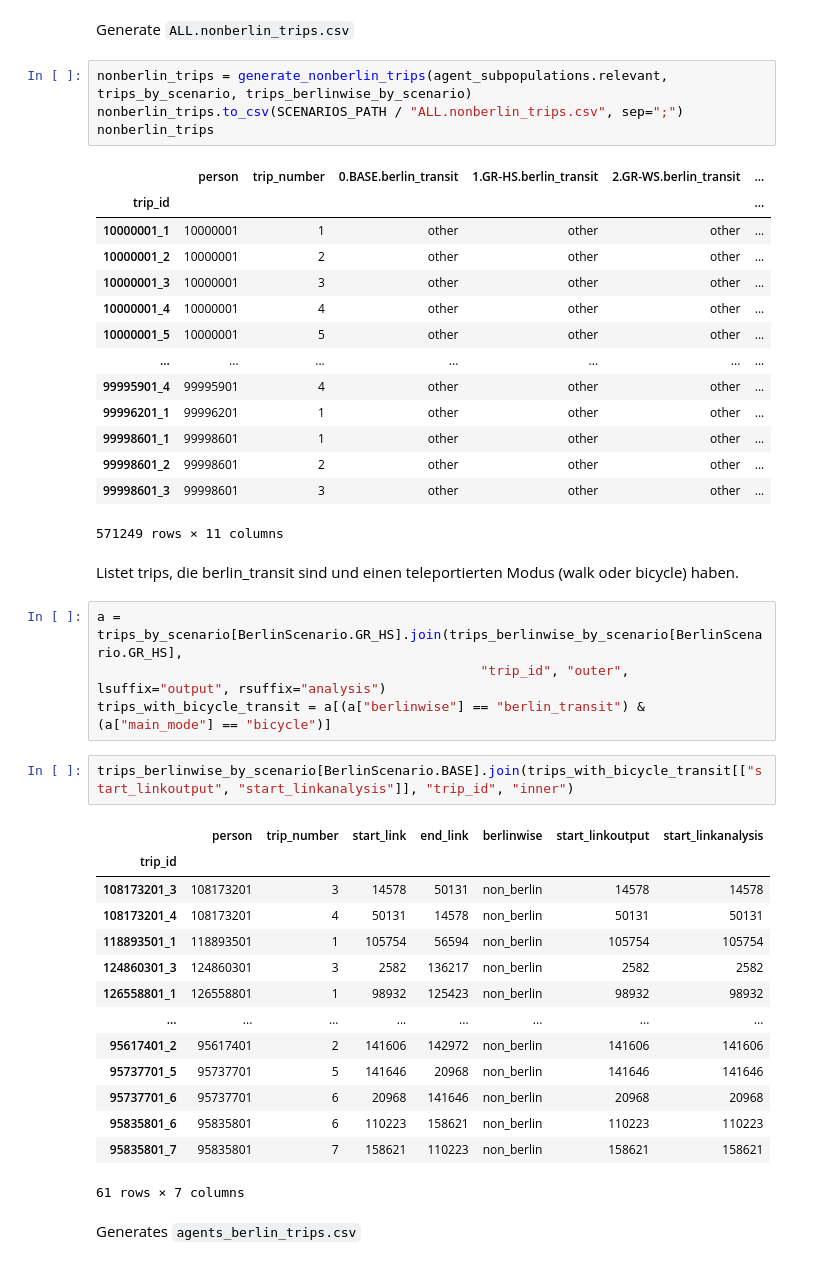
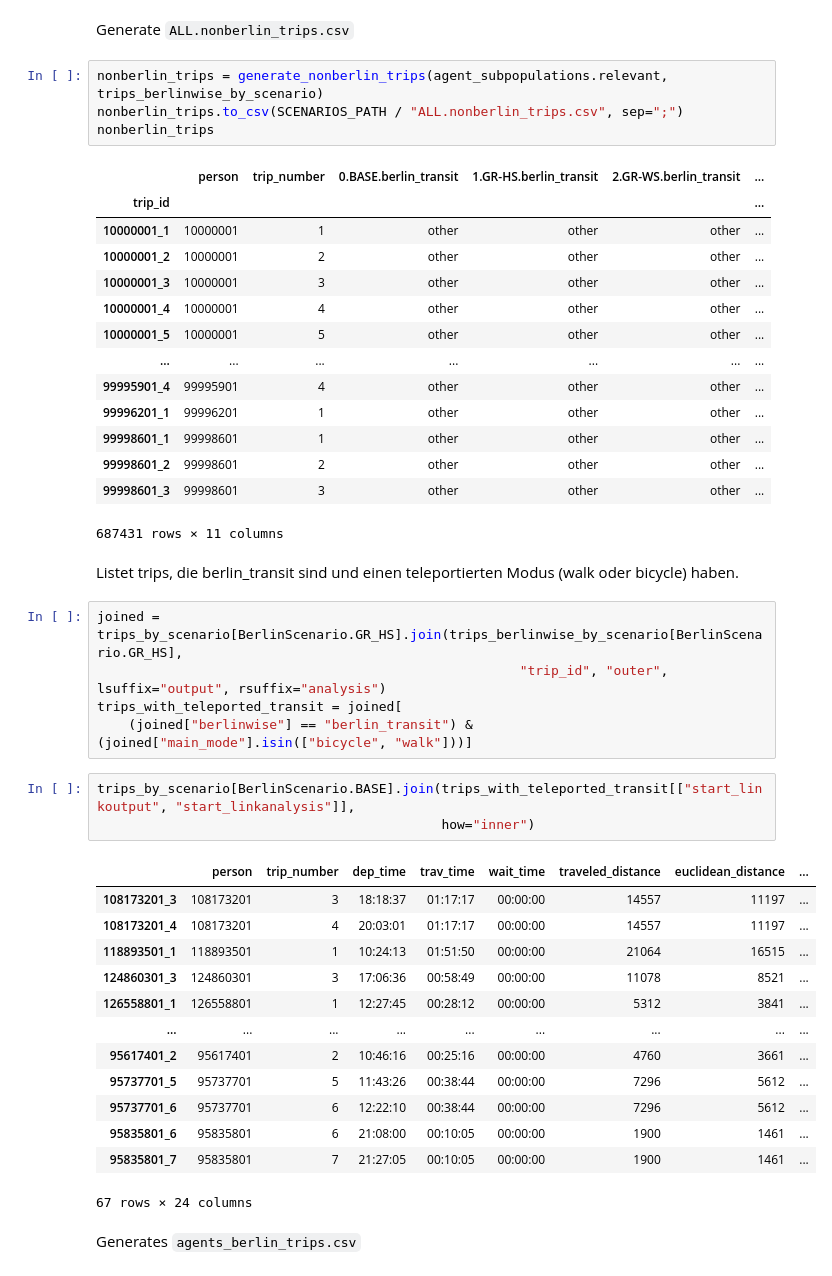
Before and after one commit to unsap/matsim-berlin-homework, a Jupyter notebook: src/main/python/pipeline.ipynb, the cells around one changed output. Cells and saved outputs as stored; diff of their text form.

```diff
--- a/src/main/python/pipeline.ipynb
+++ b/src/main/python/pipeline.ipynb
@@ -128,7 +216,7 @@ trips_berlinwise[trips_berlinwise.apply(berlinwise_differs_across_scenarios, axi
 # %% [markdown]
 Generate `ALL.nonberlin_trips.csv`
 # %%
-nonberlin_trips = generate_nonberlin_trips(agent_subpopulations.relevant, trips_by_scenario, trips_berlinwise_by_scenario)
+nonberlin_trips = generate_nonberlin_trips(agent_subpopulations.relevant, trips_berlinwise_by_scenario)
 nonberlin_trips.to_csv(SCENARIOS_PATH / "ALL.nonberlin_trips.csv", sep=";")
 nonberlin_trips
 # %% [output]
@@ -145,30 +233,31 @@ nonberlin_trips
 | 99998601_1 | 99998601 | 1 | other | other | other | ... |
 | 99998601_2 | 99998601 | 2 | other | other | other | ... |
 | 99998601_3 | 99998601 | 3 | other | other | other | ... |
-571249 rows × 11 columns
+687431 rows × 11 columns
 # %% [markdown]
 Listet trips, die berlin_transit sind und einen teleportierten Modus (walk oder bicycle) haben.
 # %%
-a = trips_by_scenario[BerlinScenario.GR_HS].join(trips_berlinwise_by_scenario[BerlinScenario.GR_HS],
-                                                 "trip_id", "outer", lsuffix="output", rsuffix="analysis")
-trips_with_bicycle_transit = a[(a["berlinwise"] == "berlin_transit") & (a["main_mode"] == "bicycle")]
+joined = trips_by_scenario[BerlinScenario.GR_HS].join(trips_berlinwise_by_scenario[BerlinScenario.GR_HS],
+                                                      "trip_id", "outer", lsuffix="output", rsuffix="analysis")
+trips_with_teleported_transit = joined[
+    (joined["berlinwise"] == "berlin_transit") & (joined["main_mode"].isin(["bicycle", "walk"]))]
 # %%
-trips_berlinwise_by_scenario[BerlinScenario.BASE].join(trips_with_bicycle_transit[["start_linkoutput", "start_linkanalysis"]], "trip_id", "inner")
+trips_by_scenario[BerlinScenario.BASE].join(trips_with_teleported_transit[["start_linkoutput", "start_linkanalysis"]],
+                                            how="inner")
 # %% [output]
-|  | person | trip_number | start_link | end_link | berlinwise | start_linkoutput | start_linkanalysis |
-| trip_id |  |  |  |  |  |  |  |
-| 108173201_3 | 108173201 | 3 | 14578 | 50131 | non_berlin | 14578 | 14578 |
-| 108173201_4 | 108173201 | 4 | 50131 | 14578 | non_berlin | 50131 | 50131 |
-| 118893501_1 | 118893501 | 1 | 105754 | 56594 | non_berlin | 105754 | 105754 |
-| 124860301_3 | 124860301 | 3 | 2582 | 136217 | non_berlin | 2582 | 2582 |
-| 126558801_1 | 126558801 | 1 | 98932 | 125423 | non_berlin | 98932 | 98932 |
-| ... | ... | ... | ... | ... | ... | ... | ... |
-| 95617401_2 | 95617401 | 2 | 141606 | 142972 | non_berlin | 141606 | 141606 |
-| 95737701_5 | 95737701 | 5 | 141646 | 20968 | non_berlin | 141646 | 141646 |
-| 95737701_6 | 95737701 | 6 | 20968 | 141646 | non_berlin | 20968 | 20968 |
-| 95835801_6 | 95835801 | 6 | 110223 | 158621 | non_berlin | 110223 | 110223 |
-| 95835801_7 | 95835801 | 7 | 158621 | 110223 | non_berlin | 158621 | 158621 |
+|  | person | trip_number | dep_time | trav_time | wait_time | traveled_distance | euclidean_distance | ... |
+| 108173201_3 | 108173201 | 3 | 18:18:37 | 01:17:17 | 00:00:00 | 14557 | 11197 | ... |
+| 108173201_4 | 108173201 | 4 | 20:03:01 | 01:17:17 | 00:00:00 | 14557 | 11197 | ... |
+| 118893501_1 | 118893501 | 1 | 10:24:13 | 01:51:50 | 00:00:00 | 21064 | 16515 | ... |
+| 124860301_3 | 124860301 | 3 | 17:06:36 | 00:58:49 | 00:00:00 | 11078 | 8521 | ... |
+| 126558801_1 | 126558801 | 1 | 12:27:45 | 00:28:12 | 00:00:00 | 5312 | 3841 | ... |
+| ... | ... | ... | ... | ... | ... | ... | ... | ... |
+| 95617401_2 | 95617401 | 2 | 10:46:16 | 00:25:16 | 00:00:00 | 4760 | 3661 | ... |
+| 95737701_5 | 95737701 | 5 | 11:43:26 | 00:38:44 | 00:00:00 | 7296 | 5612 | ... |
+| 95737701_6 | 95737701 | 6 | 12:22:10 | 00:38:44 | 00:00:00 | 7296 | 5612 | ... |
+| 95835801_6 | 95835801 | 6 | 21:08:00 | 00:10:05 | 00:00:00 | 1900 | 1461 | ... |
+| 95835801_7 | 95835801 | 7 | 21:27:05 | 00:10:05 | 00:00:00 | 1900 | 1461 | ... |
-61 rows × 7 columns
+67 rows × 24 columns
 # %% [markdown]
 Generates `agents_berlin_trips.csv`
 # %%
```
Also changed, not shown: parts of 14 cells of this notebook, 3 other files.
